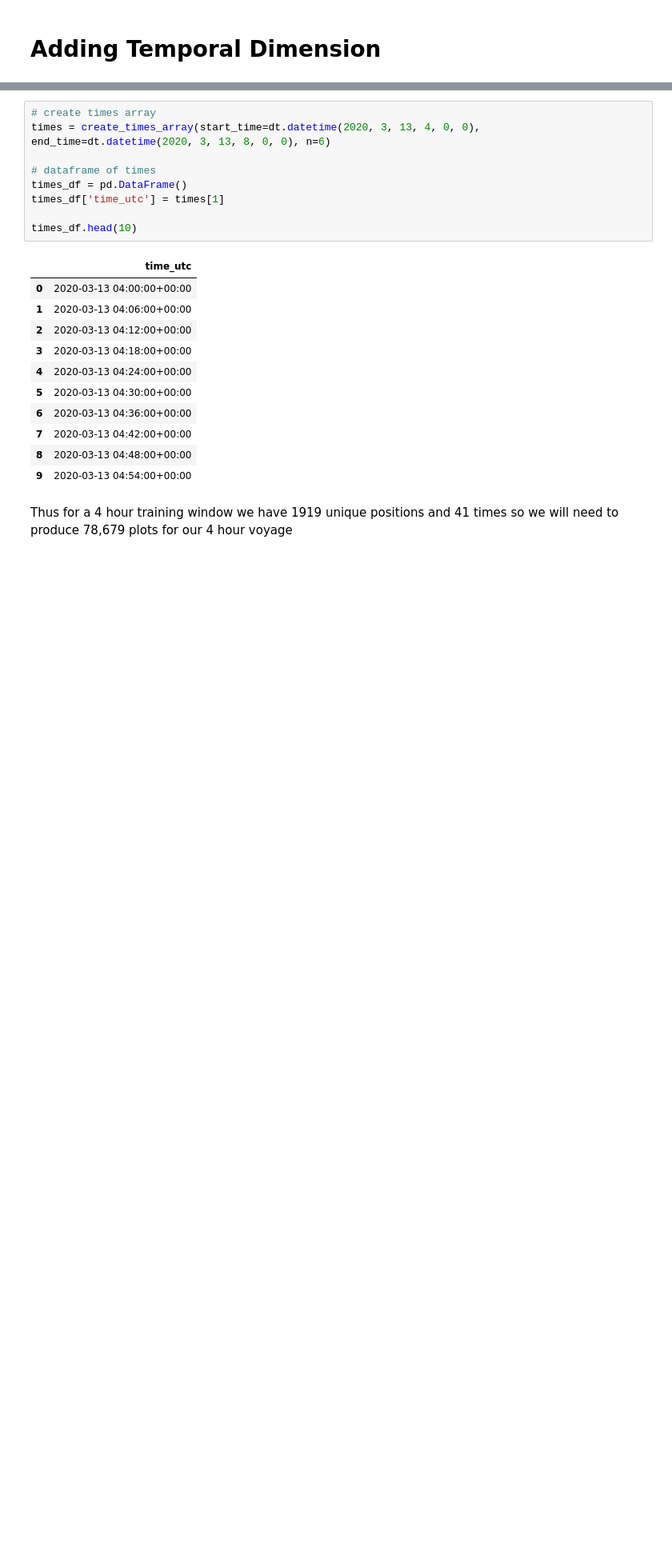
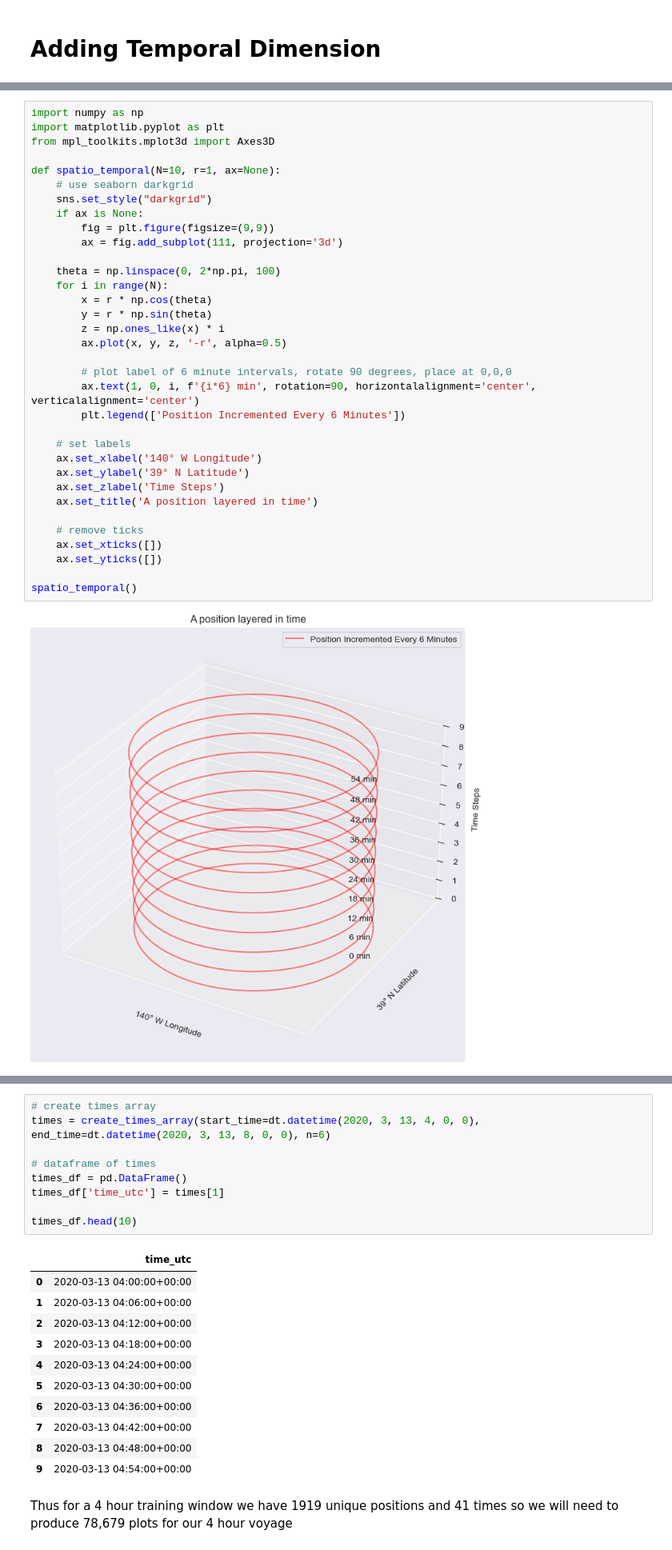
Before and after one commit to AlexSpradling/Deep-Learning-Celestial-Navigation, a Jupyter notebook: code/eda_notebook.ipynb, the cells around one changed output, grey strips where cells are left out. Shown at 80% size. Drawn from its saved outputs; the diff is of its cells as text; blank space fills up the shorter version.

```diff
--- a/code/eda_notebook.ipynb
+++ b/code/eda_notebook.ipynb
@@ -177 +206,37 @@ Number of unique waypoints:  1919
+# %%
+import numpy as np
+import matplotlib.pyplot as plt
+from mpl_toolkits.mplot3d import Axes3D
+
+def spatio_temporal(N=10, r=1, ax=None):
+    # use seaborn darkgrid
+    sns.set_style("darkgrid")
+    if ax is None:
+        fig = plt.figure(figsize=(9,9))
+        ax = fig.add_subplot(111, projection='3d')
+
+    theta = np.linspace(0, 2*np.pi, 100)
+    for i in range(N):
+        x = r * np.cos(theta)
+        y = r * np.sin(theta)
+        z = np.ones_like(x) * i
+        ax.plot(x, y, z, '-r', alpha=0.5)
+
+        # plot label of 6 minute intervals, rotate 90 degrees, place at 0,0,0
+        ax.text(1, 0, i, f'{i*6} min', rotation=90, horizontalalignment='center', verticalalignment='center')
+        plt.legend(['Position Incremented Every 6 Minutes'])
+
+    # set labels
+    ax.set_xlabel('140° W Longitude')
+    ax.set_ylabel('39° N Latitude')
+    ax.set_zlabel('Time Steps')
+    ax.set_title('A position layered in time')
+
+    # remove ticks
+    ax.set_xticks([])
+    ax.set_yticks([])
+
+spatio_temporal()
+# %% [output]
+[figure, added]
 # %% [markdown]
```
Also changed, not shown: parts of 18 cells of this notebook.
